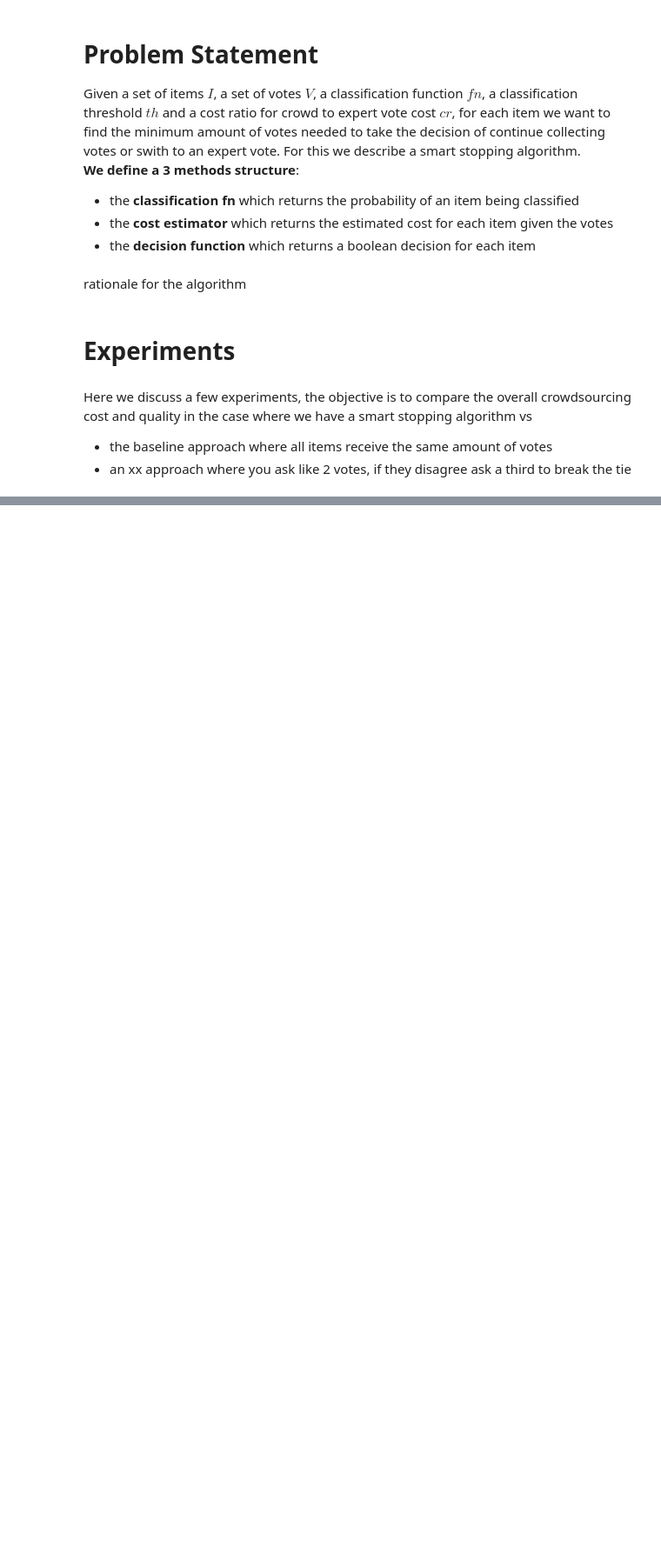
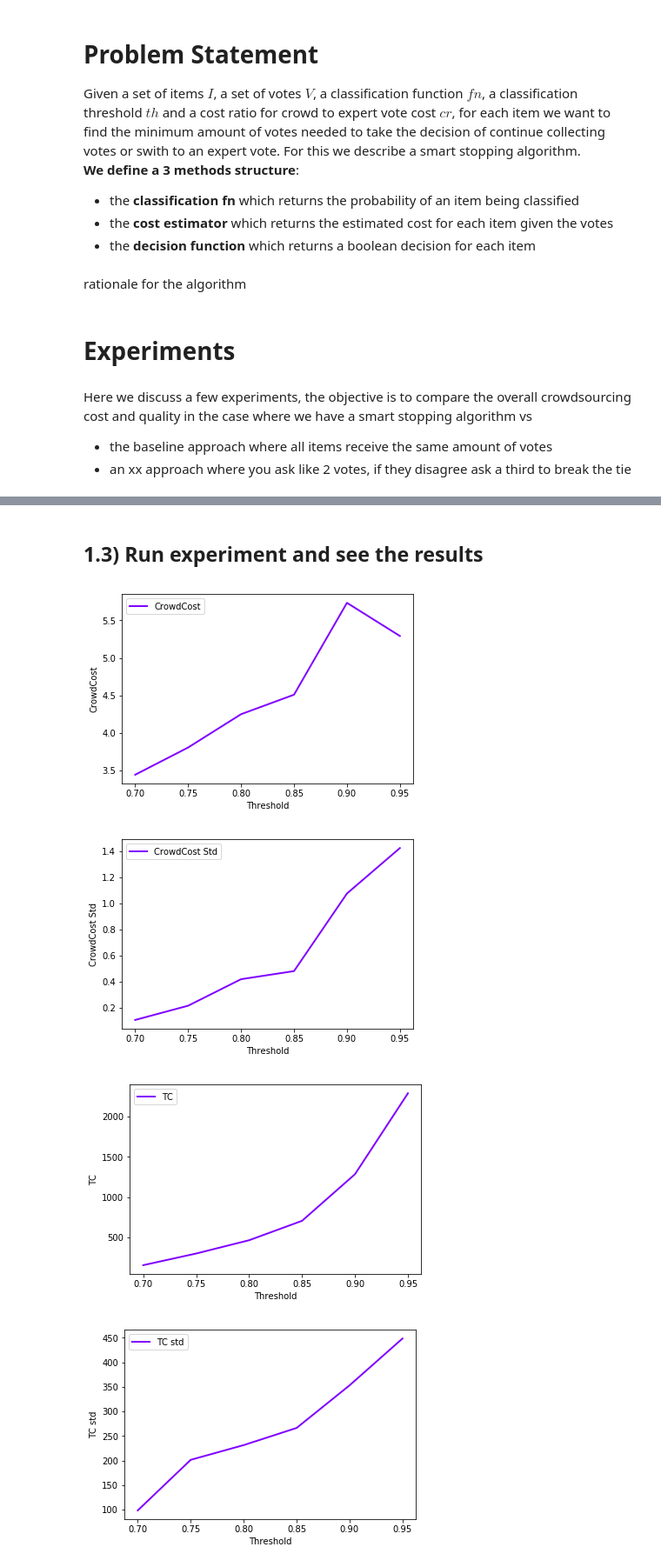
Before and after one commit to pmaglione/classification_model, a Jupyter notebook: main_algorithm_with_experiments.ipynb, the cells around one changed output, grey strips where cells are left out. Shown: that part at 87% size. Drawn from its saved outputs; the diff is of its cells as text; code cells hidden in the pictures; blank space fills up the shorter version.

```diff
--- a/main_algorithm_with_experiments.ipynb
+++ b/main_algorithm_with_experiments.ipynb
@@ -33,7 +33,7 @@ def cost_estimator(v, ct, cf, cr):
     simulated_costs = []
     for _ in range(drawing_simulations_amount):
         while (must_continue == True):
-            classification_prob = cf(input_adapter_single(v))
+            classification_prob = cf(alg_utils.input_adapter_single(v))
             if classification_prob > ct:
                 must_continue = False
                 simulated_costs.append(actual_cost)
@@ -75,7 +75,7 @@ def decision_function(items, votes, classification_threshold, cost_ratio, classi
     for item_id in range(items):
         item_votes = votes[item_id].copy()
         actual_cost = len(item_votes)
-        classification_prob = classification_function(input_adapter_single(item_votes))
+        classification_prob = classification_function(alg_utils.input_adapter_single(item_votes))
         if classification_prob <= classification_threshold:
             cost_mean, cost_std = cost_estimator(item_votes, classification_threshold, classification_function, cost_ratio)
 
@@ -100,8 +209,6 @@ Here we discuss a few experiments, the objective is to compare the overall crowd
 # %%
-#hyperparameters
 #main
 cf = majority_voting
-ct = .9
 cr = .01 #ratio 1:100
 base_votes_per_item = 3
 
@@ -120,5 +227,5 @@ items_num = 100
 data_true_percentage = 1
 
 #experiment
-cts = np.arange(.7, .96, 0.05) #classification thresholds
+cts = [.7, .75, .8, .85, .9, .95] #classification thresholds
 iterations_per_ct = 50
@@ -289,0 +232,19 @@ class Generator:
+# %% [markdown]
+## 1.3) Run experiment and see the results
+# %%
+results_mv = run_experiment_1()
+columns = ["CrowdCost","CrowdCost Std", "TC", "TC std","#IN","#Expert", "Loss", "Loss Std", "Recall", "Recall Std", "Precision", "Precision Std"]
+pdColumns = ["Threshold"] + columns
+
+#plots
+i = 1
+for column in columns:
+    alg_utils.plot_results(cts, {column: [x[i] for x in results_mv]}, "Threshold", column)
+    i += 1
+#table
+pd.DataFrame(results_mv, columns=pdColumns)
+# %% [output]
+[figure, added]
+[figure, added]
+[figure, added]
+[figure, added]
```
Also changed, not shown: parts of 19 cells of this notebook, 1 other file.
